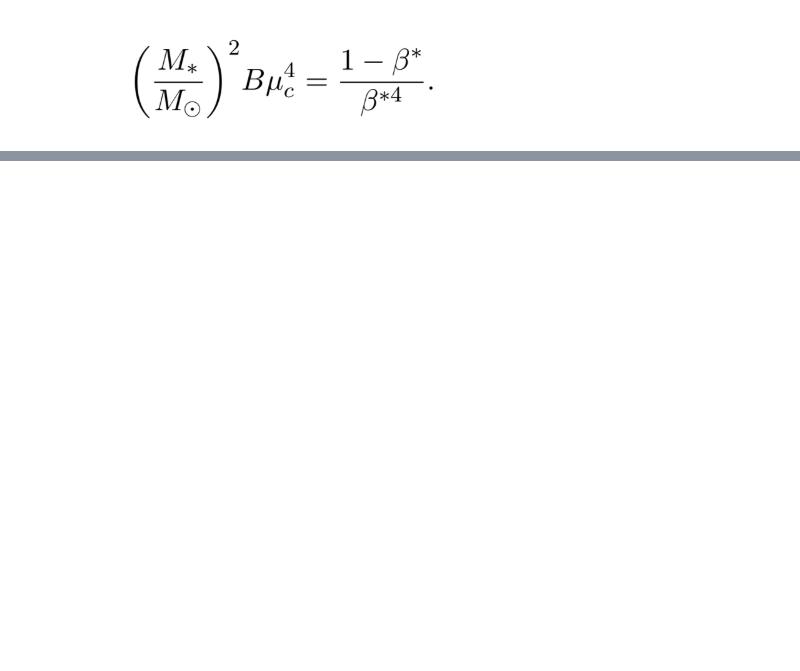
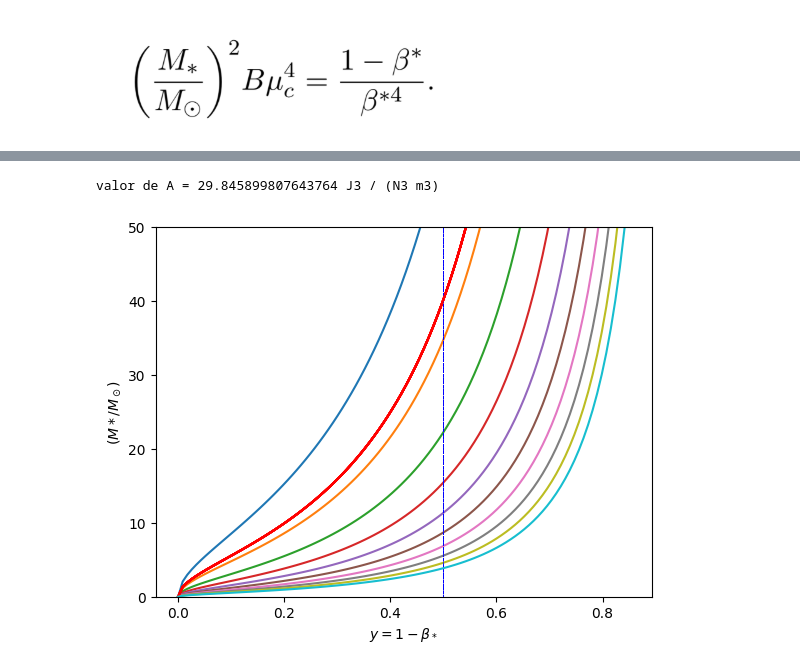
Before and after one commit to eadelgadillom/estructura_estelar, a Jupyter notebook: GT-2.ipynb, the cells around one changed output, grey strips where cells are left out. Drawn from its saved outputs; the diff is of its cells as text; code cells hidden in the pictures; blank space fills up the shorter version.

```diff
--- a/GT-2.ipynb
+++ b/GT-2.ipynb
@@ -34,0 +40,35 @@ valor de A = 29.845899807643764 J3 / (N3 m3)
+# %%
+import numpy as np
+import matplotlib.pyplot as plt
+from astropy import units as u
+
+
+a = 7.56e-16 * u.J / u.m**3 / u.K**4  # Stefan-Boltzmann constant in W/m^2/K^4
+K_b = 1.380649e-23 * u.J / u.K  # Boltzmann constant in J/K
+G = 6.67430e-11 * u.N * u.m**2 / (u.kg**2)  # Gravitational constant in m^3/(kg*s^2)
+M_sun = 1.989e30 * u.kg  # Mass of the Sun in kg
+m_h = 1.6735575e-27 * u.kg  # Mass of hydrogen
+
+A = 18 * K_b**4 / (np.pi * a * (G**3) * (M_sun**2) * (m_h**4))
+print(f"valor de A = {A}")
+
+
+def factor_masas(miu, x):
+
+    return np.sqrt(A * x / (miu**4 * (1 - x) ** 4))
+
+
+for miu in np.linspace(0.5, 2, 10):
+    x = np.linspace(0, 0.85, 100)
+    y = factor_masas(miu, x)
+    y_2 = factor_masas(0.62, x)
+
+    plt.axvline(0.5, color="blue", lw=0.5, linestyle="--", label="x=0.5")
+    plt.ylabel(r"$( M*/ M_\odot)$")
+    plt.xlabel(r"$y = 1- \beta_*$")
+    plt.ylim(0, 50)
+    plt.plot(x, y_2, label="μ=0.62", color="red")
+    plt.plot(x, y, label=f"μ={miu:.2f}")
+# %% [output]
+valor de A = 29.845899807643764 J3 / (N3 m3)
+[figure, added]
```
Also changed, not shown: parts of 1 cell of this notebook.
